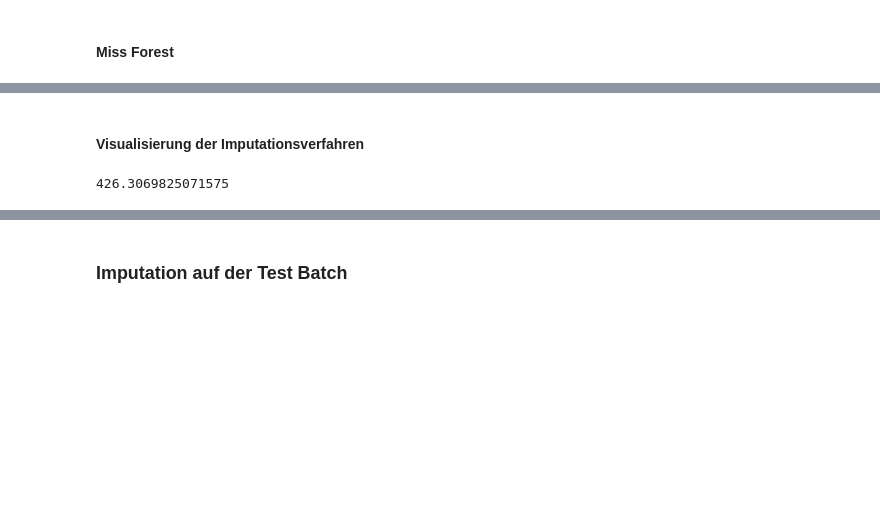
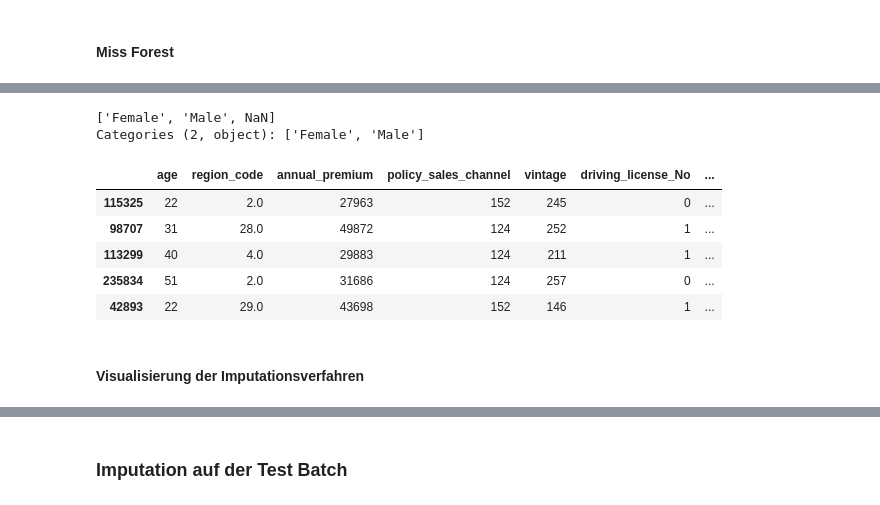
Before and after one commit to tlex-web/data_analysis_crisp_dm, a Jupyter notebook: data_preparation.ipynb, the cells around one changed output, grey strips where cells are left out. Drawn from its saved outputs; the diff is of its cells as text; code cells hidden in the pictures; blank space fills up the shorter version.

```diff
--- a/data_preparation.ipynb
+++ b/data_preparation.ipynb
@@ -346,0 +448,24 @@ X_train_df_mice = pd.DataFrame(X_mice, columns=X_train_df_mice_X.columns)
+# %%
+X_train_df_ohe = X_train_label_encoded.copy()
+
+# OHE = OneHotEncoder()
+
+# X_train_OHE = OHE.fit_transform(X_train_df_ohe).toarray()
+
+# X_train_df_ohe = pd.DataFrame(X_train_OHE)
+
+# X_train_df_ohe.head()
+X_train_df['gender'].isna().sum()
+# %% [output]
+['Female', 'Male', NaN]
+Categories (2, object): ['Female', 'Male']
+# %%
+one_hot_encoded_data = pd.get_dummies(X_train_df, columns = ['driving_license', 'gender', 'vehicle_age', 'vehicle_damage', 'previously_insured'])
+one_hot_encoded_data.head()
+# %% [output]
+|  | age | region_code | annual_premium | policy_sales_channel | vintage | driving_license_No | ... |
+| 115325 | 22 | 2.0 | 27963 | 152 | 245 | 0 | ... |
+| 98707 | 31 | 28.0 | 49872 | 124 | 252 | 1 | ... |
+| 113299 | 40 | 4.0 | 29883 | 124 | 211 | 1 | ... |
+| 235834 | 51 | 2.0 | 31686 | 124 | 257 | 0 | ... |
+| 42893 | 22 | 29.0 | 43698 | 152 | 146 | 1 | ... |
@@ -358,7 +494,3 @@ fig = ff.create_distplot(hist_data_train, group_labels, show_hist=False, colors=
 # Add title
 fig.update_layout(title_text='Verteilung der Variable nach Imputationsverfahren in der Train Batch')
 fig.show()
-# %%
-X_train_df_mice['gender'].unique().sum()
-# %% [output]
-426.3069825071575
```
Also changed, not shown: parts of 24 cells of this notebook.
